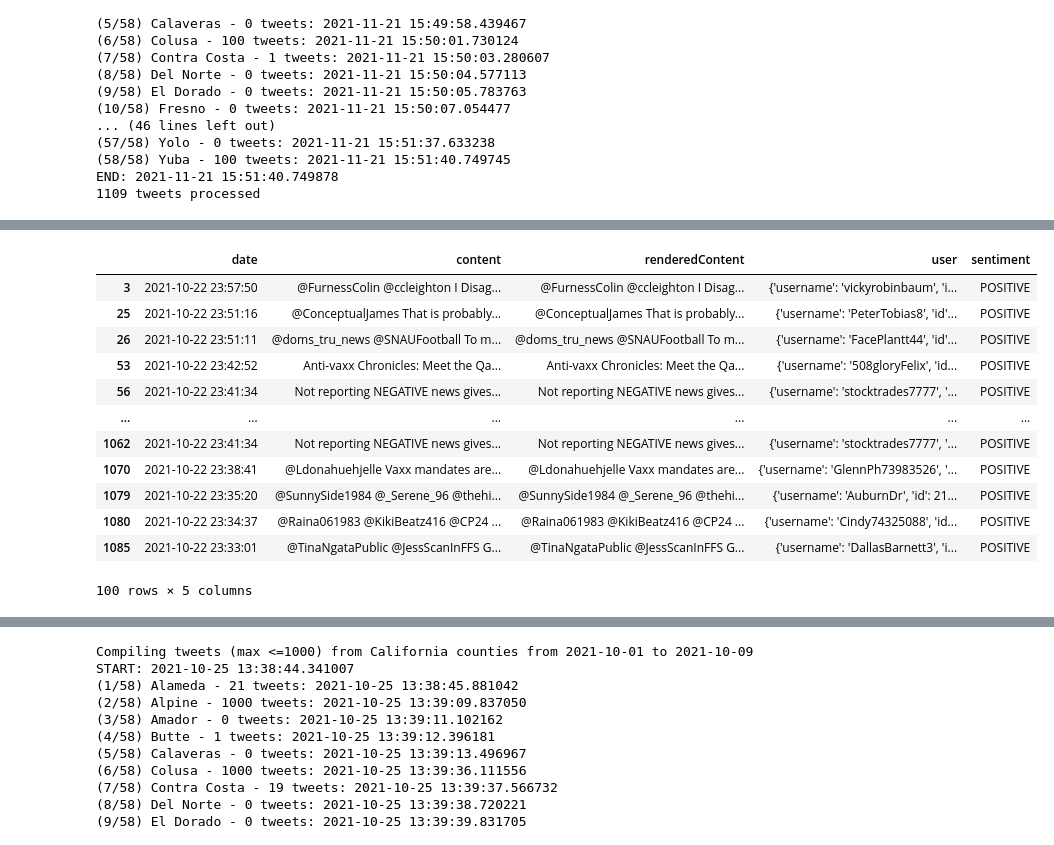
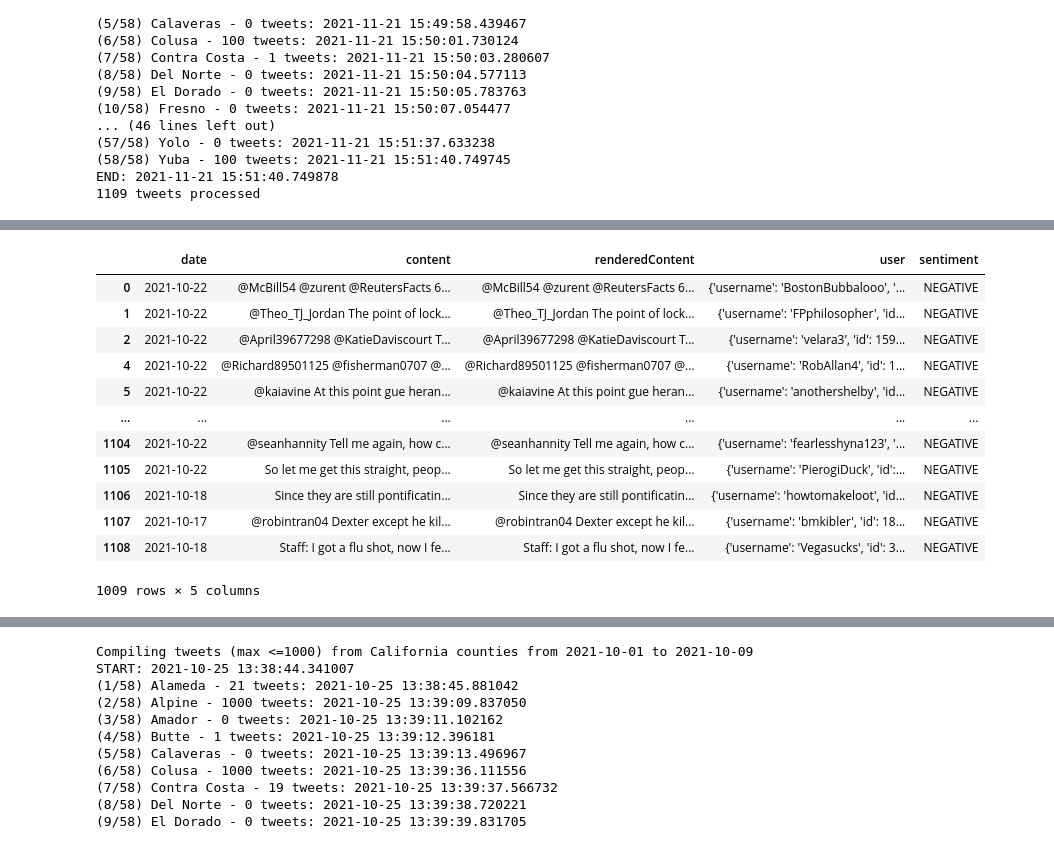
Before and after one commit to The-Processors/ics-438-final-project, a Jupyter notebook: Final Project.ipynb, the cells around one changed output, grey strips where cells are left out. Saved outputs shown, nothing was run; the diff lists cells and outputs as text; code cells hidden in the pictures.

```diff
--- a/Final Project.ipynb
+++ b/Final Project.ipynb
@@ -185,10 +185,6 @@ def json_to_dataFrame(json_folder_path):
     clean_df = dataframe.drop(['url', 'replyCount', 'retweetCount', 'likeCount', 'quoteCount',
                                  'conversationId', 'lang', 'source', 'sourceUrl', 'sourceLabel',
                                  'outlinks', 'tcooutlinks','media','retweetedTweet', 'quotedTweet',
-                                 'inReplyToTweetId', 'inReplyToUser', 'mentionedUsers'], axis=1)
+                                 'inReplyToTweetId', 'inReplyToUser', 'mentionedUsers', 'id', 'coordinates',
+                                 'place', 'hashtags', 'cashtags'], axis=1)
     return clean_df
-
-
-ca_df = json_to_dataFrame('data/tweets/ca_tweets')
-
-ca_df
@@ -241,5 +246,15 @@ No model was supplied, defaulted to distilbert-base-uncased-finetuned-sst-2-engl
 # %%
-# Showcase new DF
-# test_ca_df1 = test_ca_df['date'].splice_replace(0,9, '')
-test_ca_df['date'][0].replace(hour=0, minute=0, second=0)
+# Fix date column to remove time from datetime for data visualization
+def datetime_to_date(dataframe2):
+    print("Start: " + str(datetime.datetime.now())[11:])
+    df2_copy = dataframe2.copy()
+    datetime_list = []
+    for dt in dataframe2['date']:
+         datetime_list.append(dt.date())
+    new_date = pd.DataFrame(data={'date' : datetime_list})
+    df2_copy['date'] = new_date['date']
+    print("End: " + str(datetime.datetime.now())[11:])
+    return df2_copy
+
+date_formatted_df = datetime_to_date(test_ca_df)
 # %% [output]
@@ -247,19 +263,19 @@ Timestamp('2021-10-22 00:00:00')
 # %%
 # Testing how many tweets were identified as 'positive' which may be an interesting insight to the accuracy of the
 #  sentiment analysis. Compare the content to ensure true positive sentiment and not sarcastic senitments.
-test_ca_df.loc[test_ca_df['sentiment']=='POSITIVE']
+date_formatted_df.loc[date_formatted_df['sentiment']=='NEGATIVE']
 # %% [output]
 |  | date | content | renderedContent | user | sentiment |
-| 3 | 2021-10-22 23:57:50 | @FurnessColin @ccleighton I Disag... | @FurnessColin @ccleighton I Disag... | {'username': 'vickyrobinbaum', 'i... | POSITIVE |
-| 25 | 2021-10-22 23:51:16 | @ConceptualJames That is probably... | @ConceptualJames That is probably... | {'username': 'PeterTobias8', 'id'... | POSITIVE |
-| 26 | 2021-10-22 23:51:11 | @doms_tru_news @SNAUFootball To m... | @doms_tru_news @SNAUFootball To m... | {'username': 'FacePlantt44', 'id'... | POSITIVE |
-| 53 | 2021-10-22 23:42:52 | Anti-vaxx Chronicles: Meet the Qa... | Anti-vaxx Chronicles: Meet the Qa... | {'username': '508gloryFelix', 'id... | POSITIVE |
-| 56 | 2021-10-22 23:41:34 | Not reporting NEGATIVE news gives... | Not reporting NEGATIVE news gives... | {'username': 'stocktrades7777', '... | POSITIVE |
+| 0 | 2021-10-22 | @McBill54 @zurent @ReutersFacts 6... | @McBill54 @zurent @ReutersFacts 6... | {'username': 'BostonBubbalooo', '... | NEGATIVE |
+| 1 | 2021-10-22 | @Theo_TJ_Jordan The point of lock... | @Theo_TJ_Jordan The point of lock... | {'username': 'FPphilosopher', 'id... | NEGATIVE |
+| 2 | 2021-10-22 | @April39677298 @KatieDaviscourt T... | @April39677298 @KatieDaviscourt T... | {'username': 'velara3', 'id': 159... | NEGATIVE |
+| 4 | 2021-10-22 | @Richard89501125 @fisherman0707 @... | @Richard89501125 @fisherman0707 @... | {'username': 'RobAllan4', 'id': 1... | NEGATIVE |
+| 5 | 2021-10-22 | @kaiavine At this point gue heran... | @kaiavine At this point gue heran... | {'username': 'anothershelby', 'id... | NEGATIVE |
 | ... | ... | ... | ... | ... | ... |
-| 1062 | 2021-10-22 23:41:34 | Not reporting NEGATIVE news gives... | Not reporting NEGATIVE news gives... | {'username': 'stocktrades7777', '... | POSITIVE |
-| 1070 | 2021-10-22 23:38:41 | @Ldonahuehjelle Vaxx mandates are... | @Ldonahuehjelle Vaxx mandates are... | {'username': 'GlennPh73983526', '... | POSITIVE |
-| 1079 | 2021-10-22 23:35:20 | @SunnySide1984 @_Serene_96 @thehi... | @SunnySide1984 @_Serene_96 @thehi... | {'username': 'AuburnDr', 'id': 21... | POSITIVE |
-| 1080 | 2021-10-22 23:34:37 | @Raina061983 @KikiBeatz416 @CP24 ... | @Raina061983 @KikiBeatz416 @CP24 ... | {'username': 'Cindy74325088', 'id... | POSITIVE |
-| 1085 | 2021-10-22 23:33:01 | @TinaNgataPublic @JessScanInFFS G... | @TinaNgataPublic @JessScanInFFS G... | {'username': 'DallasBarnett3', 'i... | POSITIVE |
+| 1104 | 2021-10-22 | @seanhannity Tell me again, how c... | @seanhannity Tell me again, how c... | {'username': 'fearlesshyna123', '... | NEGATIVE |
+| 1105 | 2021-10-22 | So let me get this straight, peop... | So let me get this straight, peop... | {'username': 'PierogiDuck', 'id':... | NEGATIVE |
+| 1106 | 2021-10-18 | Since they are still pontificatin... | Since they are still pontificatin... | {'username': 'howtomakeloot', 'id... | NEGATIVE |
+| 1107 | 2021-10-17 | @robintran04 Dexter except he kil... | @robintran04 Dexter except he kil... | {'username': 'bmkibler', 'id': 18... | NEGATIVE |
+| 1108 | 2021-10-18 | Staff: I got a flu shot, now I fe... | Staff: I got a flu shot, now I fe... | {'username': 'Vegasucks', 'id': 3... | NEGATIVE |
-100 rows × 5 columns
+1009 rows × 5 columns
 # %%
```
Also changed, not shown: parts of 9 cells of this notebook, 3 other files.
